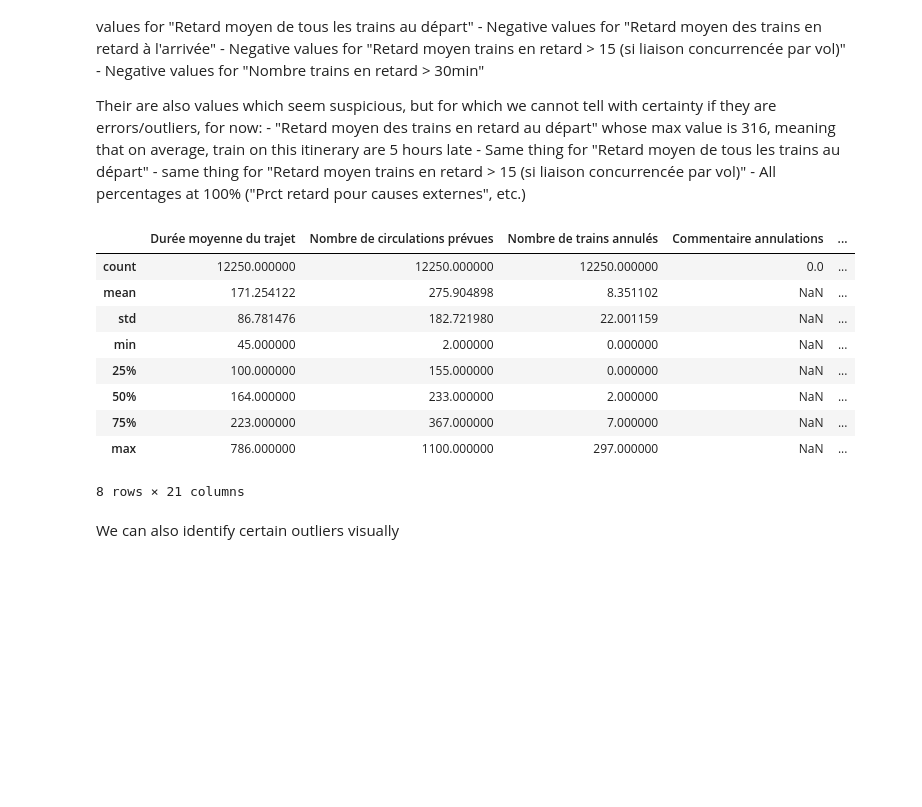
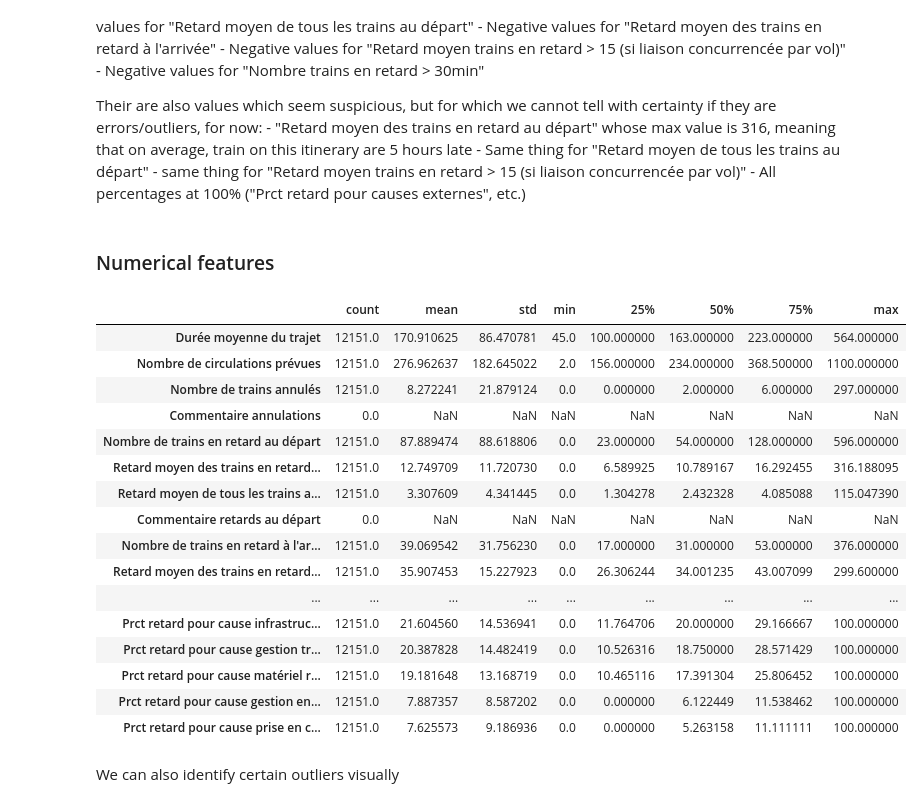
Before and after one commit to FaureArm/IA700_Project, a Jupyter notebook: notebooks/exploration_notebook.ipynb, the cells around one changed output. Saved outputs shown, nothing was run; the diff lists cells and outputs as text; code cells hidden in the pictures; blank space fills up the shorter version.

```diff
--- a/notebooks/exploration_notebook.ipynb
+++ b/notebooks/exploration_notebook.ipynb
@@ -15,7 +15,10 @@ df = pd.read_csv("../data/regularite-mensuelle-tgv-aqst.csv", sep=";") # csv is
 # %%
 df.head()
 df.info()
-df.describe()
+
+pd.set_option("display.max_columns", None)
+pd.set_option("display.width", None)
+display(df.describe().T)
 # %% [output]
 <class 'pandas.DataFrame'>
 RangeIndex: 12544 entries, 0 to 12543
@@ -58,27 +70,37 @@ Their are also values which seem suspicious, but for which we cannot tell with c
     - Same thing for "Retard moyen de tous les trains au départ"
     - same thing for "Retard moyen trains en retard > 15 (si liaison concurrencée par vol)"
     - All percentages at 100% ("Prct retard pour causes externes", etc.)
+# %% [markdown]
+### Numerical features
 # %%
 # Remove impossible values
 df_cleaned = df[
     (df["Durée moyenne du trajet"] > 0)
     & (df["Retard moyen de tous les trains au départ"] >= 0)
     & (df["Retard moyen des trains en retard à l'arrivée"] >= 0)
     & (df["Nombre trains en retard > 30min"] >= 0)
     & (df["Retard moyen trains en retard > 15 (si liaison concurrencée par vol)"] >= 0)
-].copy()
+    & (df["Retard moyen de tous les trains à l\'arrivée"] >= 0)
+].copy().reset_index(drop=True)
 
-df_cleaned.describe()
+display(df_cleaned.describe().T)
 # %% [output]
-|  | Durée moyenne du trajet | Nombre de circulations prévues | Nombre de trains annulés | Commentaire annulations | ... |
-| count | 12250.000000 | 12250.000000 | 12250.000000 | 0.0 | ... |
-| mean | 171.254122 | 275.904898 | 8.351102 | NaN | ... |
-| std | 86.781476 | 182.721980 | 22.001159 | NaN | ... |
-| min | 45.000000 | 2.000000 | 0.000000 | NaN | ... |
-| 25% | 100.000000 | 155.000000 | 0.000000 | NaN | ... |
-| 50% | 164.000000 | 233.000000 | 2.000000 | NaN | ... |
-| 75% | 223.000000 | 367.000000 | 7.000000 | NaN | ... |
-| max | 786.000000 | 1100.000000 | 297.000000 | NaN | ... |
+|  | count | mean | std | min | 25% | 50% | 75% | max |
+| Durée moyenne du trajet | 12151.0 | 170.910625 | 86.470781 | 45.0 | 100.000000 | 163.000000 | 223.000000 | 564.000000 |
+| Nombre de circulations prévues | 12151.0 | 276.962637 | 182.645022 | 2.0 | 156.000000 | 234.000000 | 368.500000 | 1100.000000 |
+| Nombre de trains annulés | 12151.0 | 8.272241 | 21.879124 | 0.0 | 0.000000 | 2.000000 | 6.000000 | 297.000000 |
+| Commentaire annulations | 0.0 | NaN | NaN | NaN | NaN | NaN | NaN | NaN |
+| Nombre de trains en retard au départ | 12151.0 | 87.889474 | 88.618806 | 0.0 | 23.000000 | 54.000000 | 128.000000 | 596.000000 |
+| Retard moyen des trains en retard... | 12151.0 | 12.749709 | 11.720730 | 0.0 | 6.589925 | 10.789167 | 16.292455 | 316.188095 |
+| Retard moyen de tous les trains a... | 12151.0 | 3.307609 | 4.341445 | 0.0 | 1.304278 | 2.432328 | 4.085088 | 115.047390 |
+| Commentaire retards au départ | 0.0 | NaN | NaN | NaN | NaN | NaN | NaN | NaN |
+| Nombre de trains en retard à l'ar... | 12151.0 | 39.069542 | 31.756230 | 0.0 | 17.000000 | 31.000000 | 53.000000 | 376.000000 |
+| Retard moyen des trains en retard... | 12151.0 | 35.907453 | 15.227923 | 0.0 | 26.306244 | 34.001235 | 43.007099 | 299.600000 |
+| ... | ... | ... | ... | ... | ... | ... | ... | ... |
+| Prct retard pour cause infrastruc... | 12151.0 | 21.604560 | 14.536941 | 0.0 | 11.764706 | 20.000000 | 29.166667 | 100.000000 |
+| Prct retard pour cause gestion tr... | 12151.0 | 20.387828 | 14.482419 | 0.0 | 10.526316 | 18.750000 | 28.571429 | 100.000000 |
+| Prct retard pour cause matériel r... | 12151.0 | 19.181648 | 13.168719 | 0.0 | 10.465116 | 17.391304 | 25.806452 | 100.000000 |
+| Prct retard pour cause gestion en... | 12151.0 | 7.887357 | 8.587202 | 0.0 | 0.000000 | 6.122449 | 11.538462 | 100.000000 |
+| Prct retard pour cause prise en c... | 12151.0 | 7.625573 | 9.186936 | 0.0 | 0.000000 | 5.263158 | 11.111111 | 100.000000 |
-8 rows × 21 columns
 # %% [markdown]
 We can also identify certain outliers visually
```
Also changed, not shown: parts of 18 cells of this notebook.
